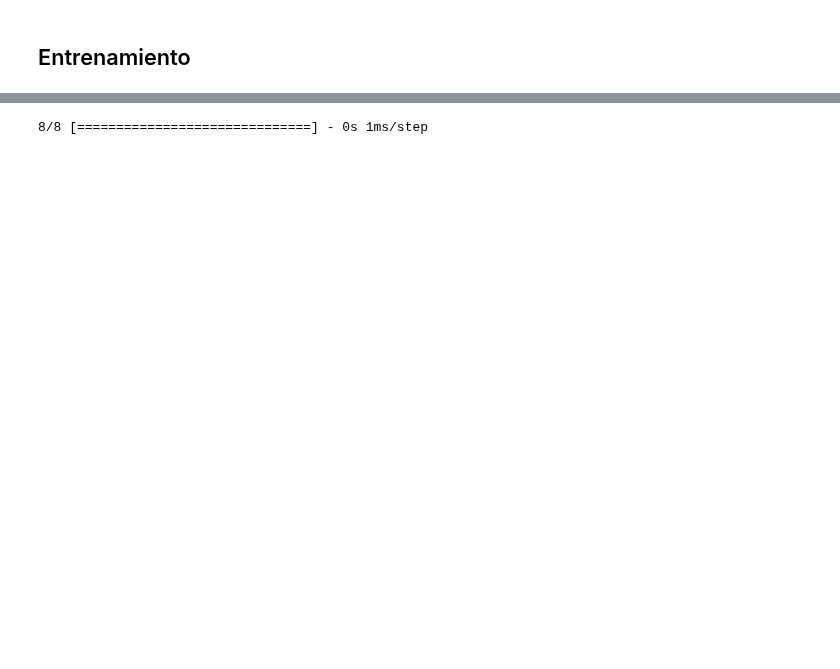
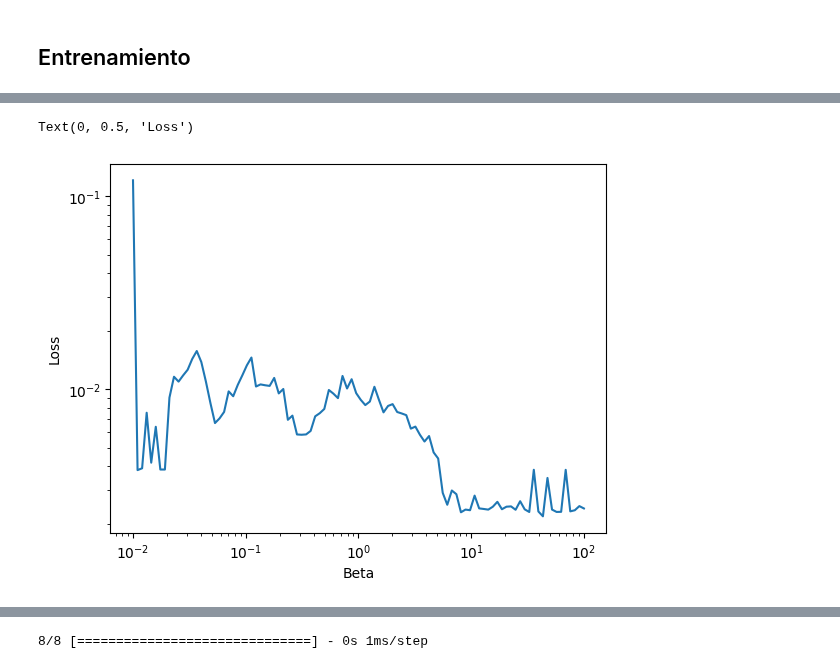
Before and after one commit to aguschanchu/FermionicML, a Jupyter notebook: FermionicML_thermal_2body.ipynb, the cells around one changed output, grey strips where cells are left out. Drawn from its saved outputs; the diff is of its cells as text; code cells hidden in the pictures; blank space fills up the shorter version.

Commit message:
Loss as a function of beta (WIP)

```diff
--- a/FermionicML_thermal_2body.ipynb
+++ b/FermionicML_thermal_2body.ipynb
@@ -840,7 +888,7 @@ dense1 = tf.keras.layers.concatenate([flatten_rho2])
 #dense1 = tf.keras.layers.concatenate([dense1, flatten_fund])
 #dense1 = tf.keras.layers.Dense(rho1_size*rho1_size, activation='relu')(dense1)
 
-local_size = 2
+local_size = 1
 l=4
 layer_s = [128//2**i for i in reversed(range(1,l))]
 for i in range(0,l-1):
@@ -908,7 +952,7 @@ def eig_loss(h_pred, h_true):
 
 # MSE with a factor
 def mse_f(h_pred, h_true):
-    f = 100
+    f = 1000
     return tf.reduce_mean(tf.square(h_true - h_pred))*f
 
 # Spectral radius loss
@@ -956,11 +1000,11 @@ from tensorflow.keras.optimizers import RMSprop, Adam, Nadam, Lion
 
 # Compile the model
 model.compile(optimizer=Adam(),
-              loss='MSE',
+              loss=mse_f,
               metrics=['accuracy', 'mean_squared_error'])
 
 # Train the model
-num_epochs = 10
+num_epochs = 20
 device_name = tf.test.gpu_device_name()
 
 with tf.device('/gpu:0'):
@@ -999,3 +1143,14 @@ Epoch 10/10
+# %%
+import matplotlib.pyplot as plt
+
+plt.plot(betas,mse_arr.values())
+plt.xscale('log', base=10)
+plt.yscale('log', base=10)
+plt.xlabel('Beta')
+plt.ylabel('Loss')
+# %% [output]
+Text(0, 0.5, 'Loss')
+[figure, added]
 # %%
 import matplotlib.pyplot as plt
 #plt.plot(history.history['accuracy'], label='Training Accuracy')
```
Also changed, not shown: parts of 13 cells of this notebook.
